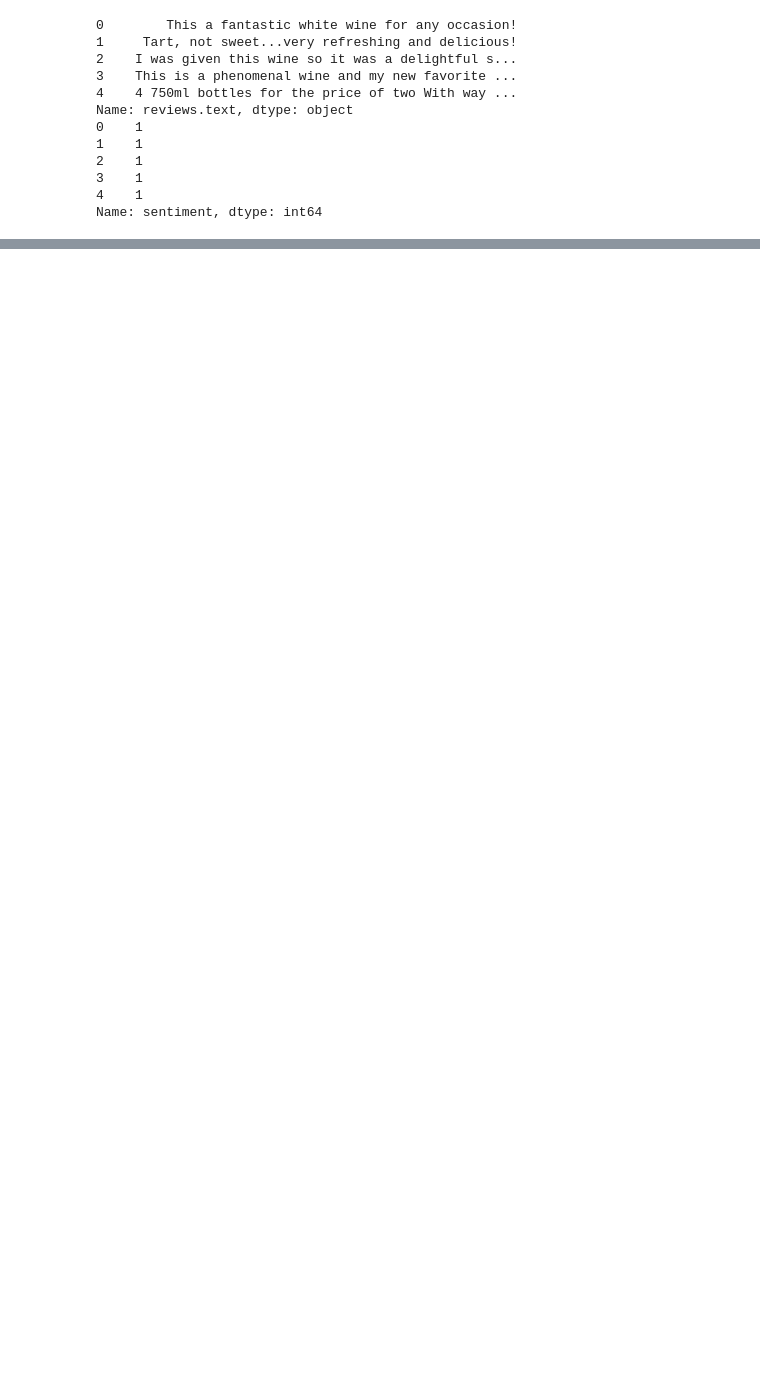
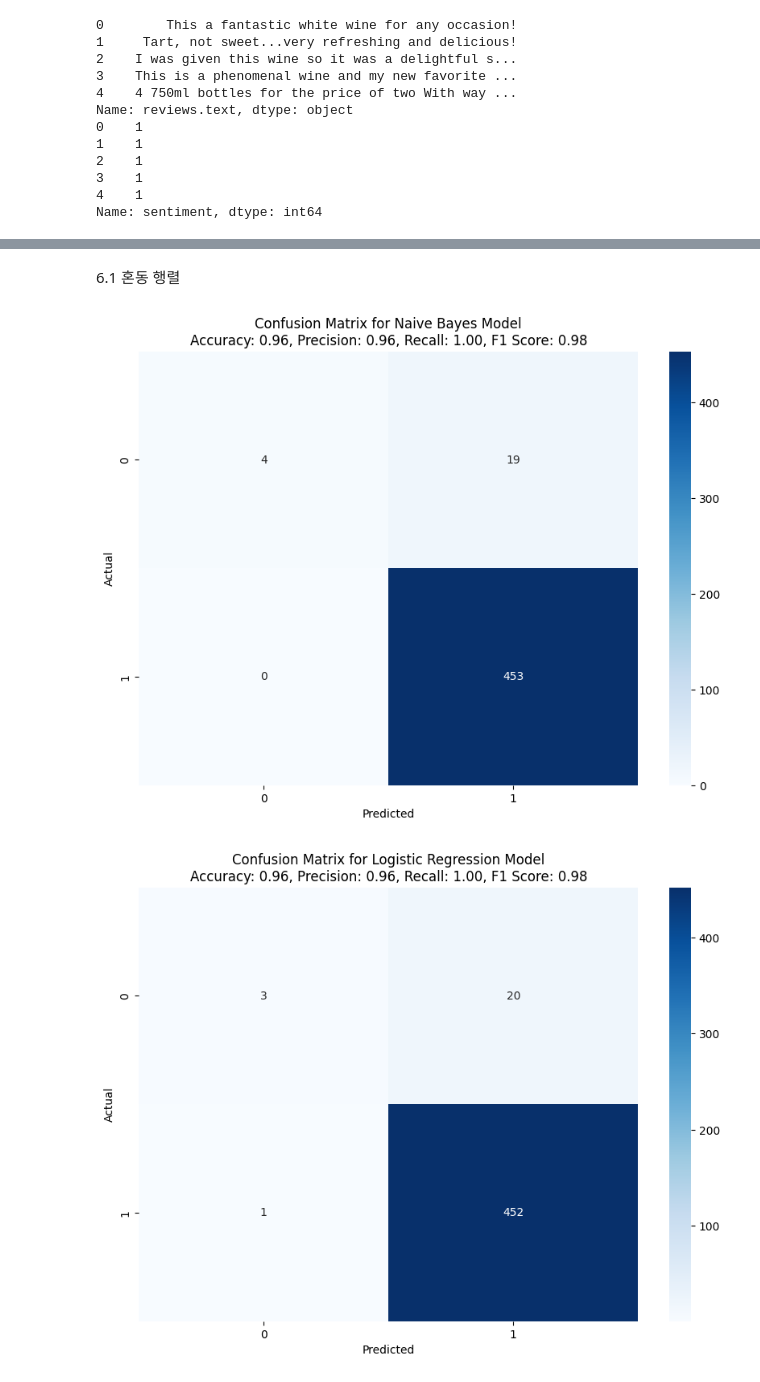
Before and after one commit to Konkuk-Univ-Glocal-Campus/ml202401-final-sungminiioo, a Jupyter notebook: Untitled-1.ipynb, the cells around one changed output, grey strips where cells are left out. Saved outputs shown, nothing was run; the diff lists cells and outputs as text; code cells hidden in the pictures; blank space fills up the shorter version.

```diff
--- a/Untitled-1.ipynb
+++ b/Untitled-1.ipynb
@@ -77,9 +171,0 @@ print(X_train.shape, X_test.shape)
-# %%
-from sklearn.naive_bayes import MultinomialNB
-
-# 모델 학습
-model = MultinomialNB()
-model.fit(X_train, y_train)
-
-# 학습 완료 메시지
-print("Model training complete.")
@@ -127,0 +420,22 @@ plt.show()
+# %% [markdown]
+6.1 혼동 행렬
+# %%
+import seaborn as sns
+
+# 혼동 행렬 시각화 함수
+def plot_confusion_matrix(conf_matrix, title, accuracy, precision, recall, f1):
+    plt.figure(figsize=(10, 7))
+    sns.heatmap(conf_matrix, annot=True, fmt='d', cmap='Blues')
+    plt.xlabel('Predicted')
+    plt.ylabel('Actual')
+    plt.title(f'{title}\nAccuracy: {accuracy:.2f}, Precision: {precision:.2f}, Recall: {recall:.2f}, F1 Score: {f1:.2f}')
+    plt.show()
+
+# 각 모델의 혼동 행렬 시각화
+plot_confusion_matrix(conf_matrix_nb, 'Confusion Matrix for Naive Bayes Model', accuracy_nb, precision_nb, recall_nb, f1_nb)
+plot_confusion_matrix(conf_matrix_lr, 'Confusion Matrix for Logistic Regression Model', accuracy_lr, precision_lr, recall_lr, f1_lr)
+plot_confusion_matrix(conf_matrix_svm, 'Confusion Matrix for SVM Model', accuracy_svm, precision_svm, recall_svm, f1_svm)
+plot_confusion_matrix(conf_matrix_rf, 'Confusion Matrix for Random Forest Model', accuracy_rf, precision_rf, recall_rf, f1_rf)
+# %% [output]
+[figure, added]
+[figure, added]
```
Also changed, not shown: parts of 38 cells of this notebook.
